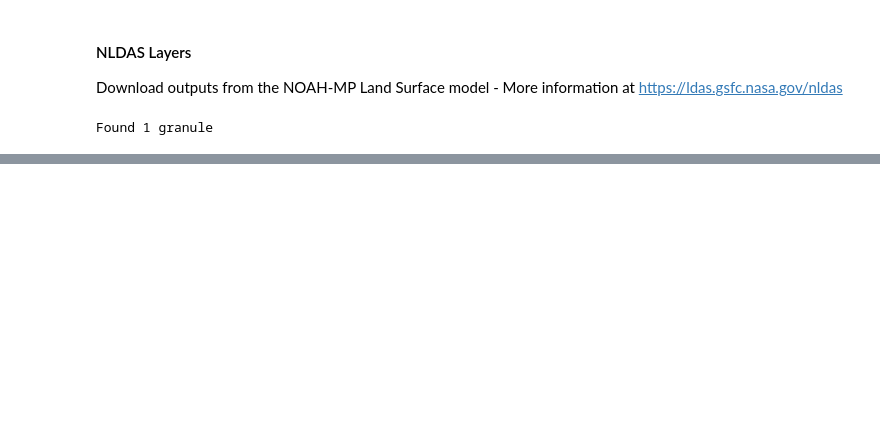
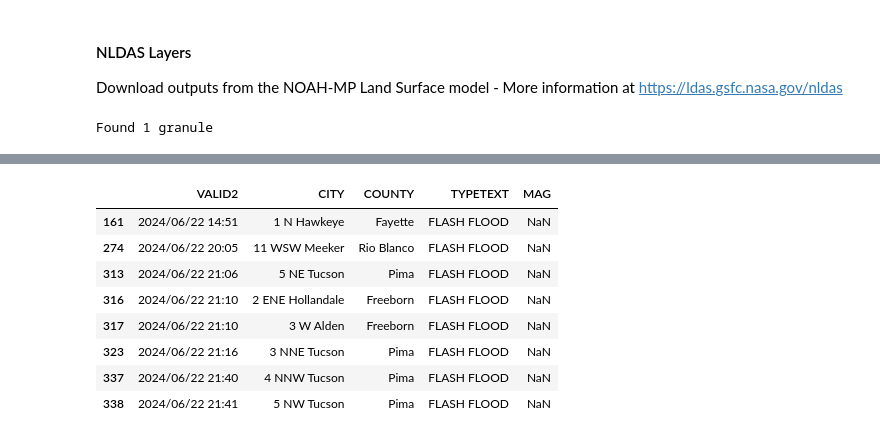
Before and after one commit to humberva/data_analytics, a Jupyter notebook: Scalable_Workflow_FLASH_Case.ipynb, the cells around one changed output, grey strips where cells are left out. Saved outputs shown, nothing was run; the diff lists cells and outputs as text; code cells hidden in the pictures; blank space fills up the shorter version.

```diff
--- a/Scalable_Workflow_FLASH_Case.ipynb
+++ b/Scalable_Workflow_FLASH_Case.ipynb
@@ -237,0 +241,74 @@ nldas_soil100cm_flash_saturation = (theta / soil_eff_porosity) * 100
+# %%
+# This is the web address (API) we will ask for data
+base_url = 'https://mesonet.agron.iastate.edu/cgi-bin/request/gis/lsr.py'
+
+# We will look for LSRs using a -6 hours + 6 hours window of the case study date
+start_dt = case_dt - timedelta(hours=6)
+end_dt = case_dt + timedelta(hours=6)
+
+# These are our choices (like filling out a form)
+params = {
+    # 'state': 'IA',                   # Only Iowa
+    'sts': start_dt.strftime('%Y-%m-%dT%H:%M:%SZ'), #'2024-05-01T00:00:00Z',   # Start time (change these dates!)
+    'ets': end_dt.strftime('%Y-%m-%dT%H:%M:%SZ'), #'2024-07-07T23:59:59Z',   # End time
+    'fmt': 'csv'                     # We want CSV format
+}
+
+# Choose a name for our file
+file_name = 'lsr_list.csv'
+file_path = os.path.join(os.getcwd(), file_name)   # full path on your computer
+
+# print(f"Trying to download data for {date_range} ...")
+
+# Ask the website (make the request)
+response = requests.get(base_url, params=params, timeout=15)
+
+# Did it work?
+if response.status_code == 200:
+    # Get the text content
+    text = response.text.strip()
+
+    # Check if they said "no data"
+    if len(text) < 1 or "NO DATA" in text.upper():
+        print("→ No storm reports found for these dates.")
+    else:
+        # Save it to a file
+        with open(file_path, 'w', encoding='utf-8') as file:
+            file.write(text)
+        print(f"→ Success! File saved here: {file_path}")
+        print(f"   File size: {os.path.getsize(file_path) / 1024:.1f} KB")
+else:
+    print(f"→ Error! Status code: {response.status_code}")
+
+# Check if the file really exists
+if not os.path.exists(file_path):
+    print("No file found. Did Step 2 work?")
+else:
+    print(f"Reading file: {file_name}\n")
+
+    # Read the CSV into a table (called DataFrame)
+    df = pd.read_csv(
+        file_path,
+        header=0,               # first row = column names
+        on_bad_lines='skip',    # skip bad lines if any
+        encoding='utf-8'
+    )
+
+# Filter LSRs to only show FLASH FLOODS
+if 'df' not in globals() or df.empty:
+    print("No data loaded yet.")
+else:
+    # Change this line to try different types!
+    wanted_type = 'FLASH FLOOD'          # ← you can change this
+
+    # Filter: keep only rows where TYPETEXT matches wanted_type
+    filtered = df[df['TYPETEXT'] == wanted_type]
+
+    print(f"Showing reports where TYPETEXT = '{wanted_type}'")
+    print(f"Found {len(filtered)} matching reports\n")
+
+    if len(filtered) > 0:
+        display(filtered[['VALID2', 'CITY', 'COUNTY', 'TYPETEXT', 'MAG']].head(8))
+    else:
+        print("→ No reports of this type in the selected time period.")
+# %% [output]
@@ -237,0 +321,9 @@ nldas_soil100cm_flash_saturation = (theta / soil_eff_porosity) * 100
+|  | VALID2 | CITY | COUNTY | TYPETEXT | MAG |
+| 161 | 2024/06/22 14:51 | 1 N Hawkeye | Fayette | FLASH FLOOD | NaN |
+| 274 | 2024/06/22 20:05 | 11 WSW Meeker | Rio Blanco | FLASH FLOOD | NaN |
+| 313 | 2024/06/22 21:06 | 5 NE Tucson | Pima | FLASH FLOOD | NaN |
+| 316 | 2024/06/22 21:10 | 2 ENE Hollandale | Freeborn | FLASH FLOOD | NaN |
+| 317 | 2024/06/22 21:10 | 3 W Alden | Freeborn | FLASH FLOOD | NaN |
+| 323 | 2024/06/22 21:16 | 3 NNE Tucson | Pima | FLASH FLOOD | NaN |
+| 337 | 2024/06/22 21:40 | 4 NNW Tucson | Pima | FLASH FLOOD | NaN |
+| 338 | 2024/06/22 21:41 | 5 NW Tucson | Pima | FLASH FLOOD | NaN |
```
Also changed, not shown: parts of 11 cells of this notebook, 3 other files.
